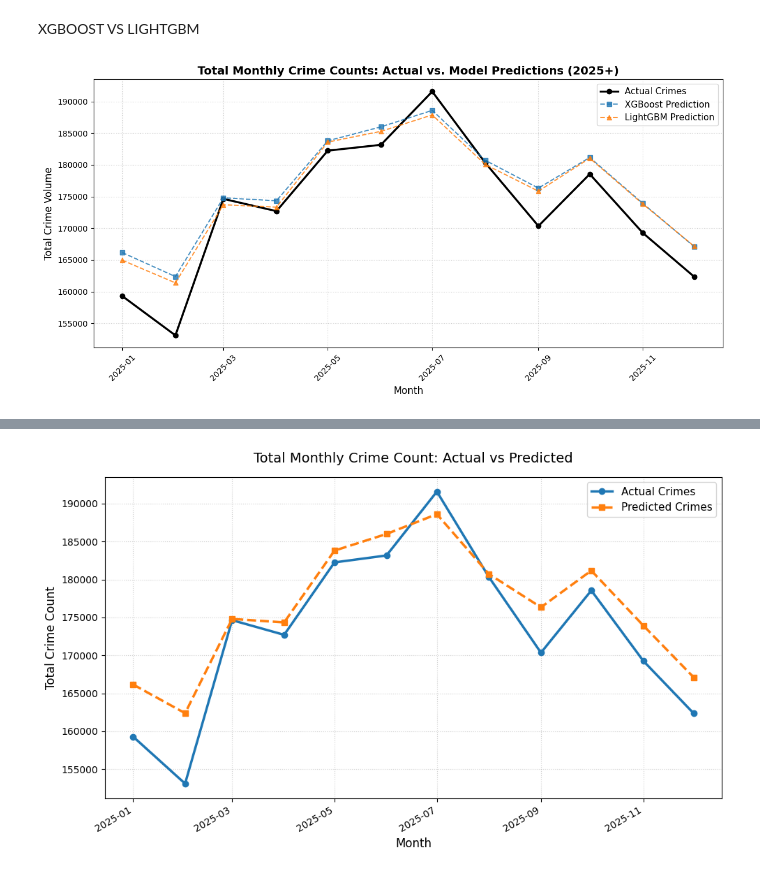
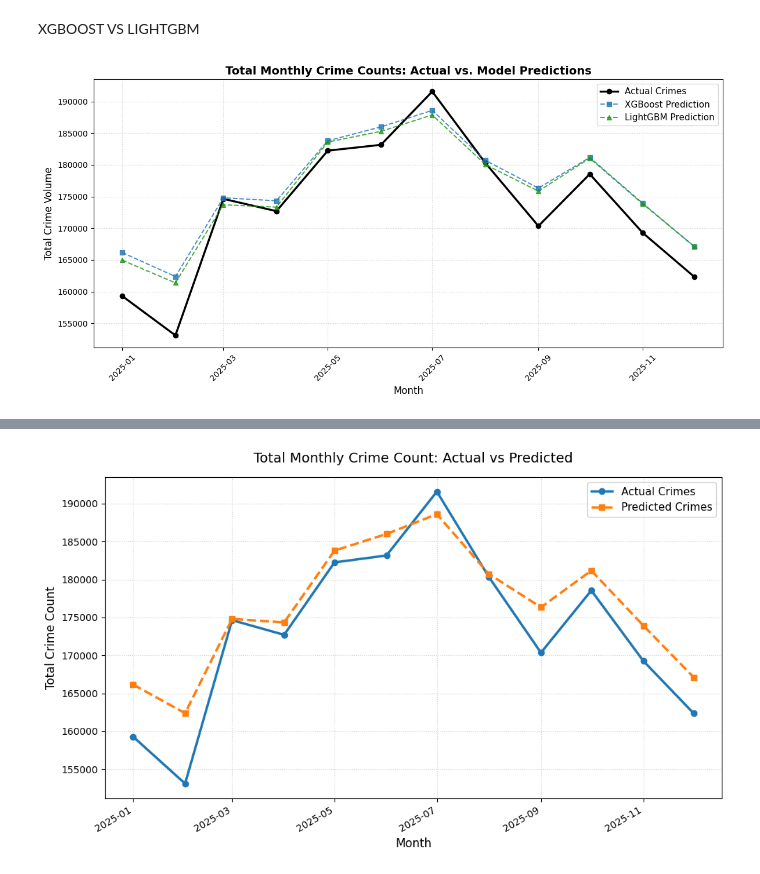
Before and after one commit to Ezra-Rutten/4CBLW020_group_2, a Jupyter notebook: backend/notebooks/prediction.ipynb, the cells around one changed output, grey strips where cells are left out. Saved outputs shown, nothing was run; the diff lists cells and outputs as text; code cells hidden in the pictures.

```diff
--- a/backend/notebooks/prediction.ipynb
+++ b/backend/notebooks/prediction.ipynb
@@ -461,7 +461,6 @@ joblib.dump(model_lgb, "../models/prediction_model_lightgbm.pkl")
 XGBOOST VS LIGHTGBM
 # %%
 import matplotlib.pyplot as plt
-
 
 df_plot = test.copy()
 
@@ -489,41 +488,33 @@ plt.plot(
 # XGboost
 plt.plot(
     monthly_summary["Month"],
     monthly_summary["xgb_pred"],
     label="XGBoost Prediction",
     color="#1f77b4",
     marker="s",
     linestyle="--",
     alpha=0.8,
 )
 
 # LightGBM
 plt.plot(
     monthly_summary["Month"],
     monthly_summary["lgb_pred"],
     label="LightGBM Prediction",
     color="#1f9714",
     marker="^",
     linestyle="--",
     alpha=0.8,
 )
 
-# Formatting the graph
-plt.title(
-    "Total Monthly Crime Counts: Actual vs. Model Predictions (2025+)",
-    fontsize=14,
-    fontweight="bold",
-)
+
+plt.title("Total Monthly Crime Counts: Actual vs. Model Predictions", fontsize=14, fontweight="bold")
 plt.xlabel("Month", fontsize=12)
 plt.ylabel("Total Crime Volume", fontsize=12)
 plt.grid(True, linestyle=":", alpha=0.6)
 plt.legend(fontsize=11)
 plt.xticks(rotation=45)
-
-# Adjust layout to make room for rotated labels
 plt.tight_layout()
-
-# Display the plot
 plt.show()
 # %% [output]
-[figure, old version]
+[figure, new version]
```
Also changed, not shown: parts of 2 cells of this notebook, 2 other files.
